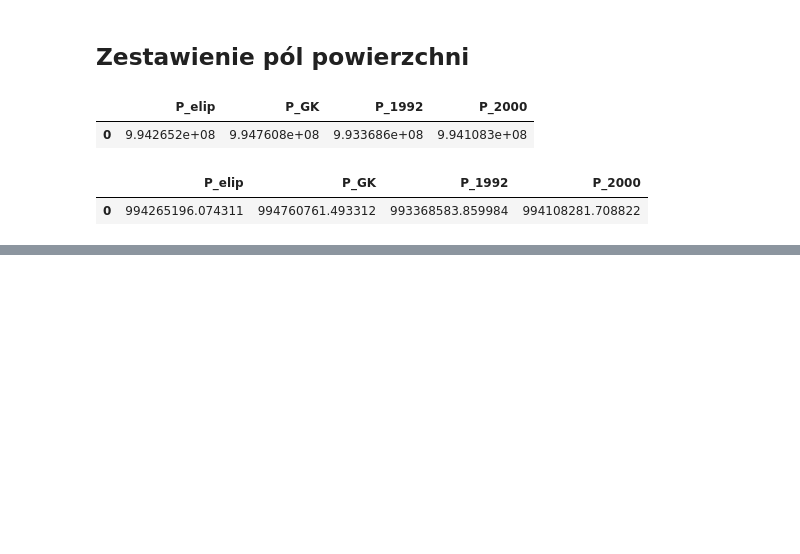
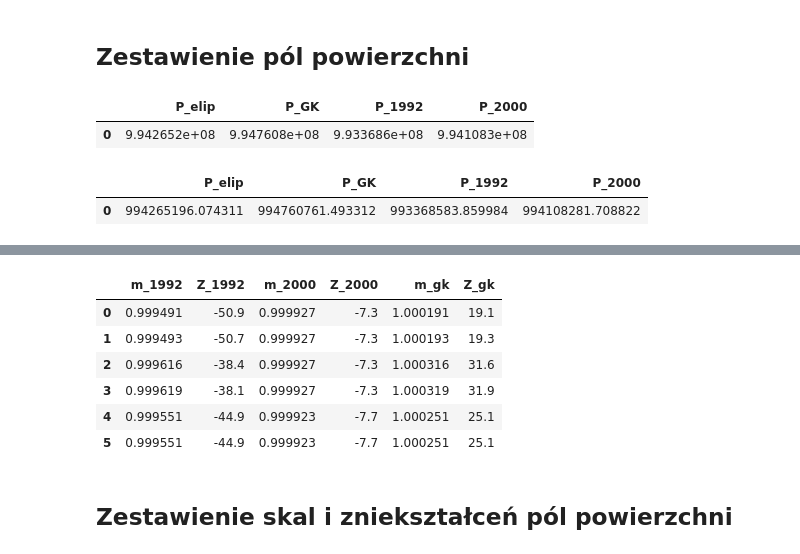
Before and after one commit to krz144/WZGW, a Jupyter notebook: Projekt4/projekt4.ipynb, the cells around one changed output, grey strips where cells are left out. Cells and saved outputs as stored; diff of their text form; code cells hidden in the pictures; blank space fills up the shorter version.

```diff
--- a/Projekt4/projekt4.ipynb
+++ b/Projekt4/projekt4.ipynb
@@ -80,0 +202,8 @@ def pole_poligonu(lista_punktow):
+# %%
+def get_m2000(x_2000, y_2000):
+    """zwraca skalę długości w układzie wsp 2000, wejście to współrzędne x, y w układzie 2000."""
+    m0_2000 = 0.999923
+    fi, lam = from_2000_to_geo(x_2000, y_2000)
+    lam_zero = int(str(y_2000)[0])*3
+    mgk = get_mgk2(fi, lam, lam_zero)
+    return mgk*m0_2000
@@ -188,0 +376,3 @@ ad2_df
+# %%
+skale_df = pd.read_csv('skale.csv', sep=';')
+skale_df
@@ -188,0 +387,22 @@ ad2_df
+# %%
+# Z - zniekształcenie w [cm/km]. Ogólny wzór: Z = 1 - m_ukladu
+skale_df['m_1992'] = skale_df.apply(lambda row: get_m92(row[2], row[3]), axis=1)
+skale_df['Z_1992'] = skale_df.apply(lambda row: round((row[-1] - 1)*100000, 1), axis=1)
+skale_df['m_2000'] = skale_df.apply(lambda row: get_m2000(row[4], row[5]), axis=1)
+skale_df['Z_2000'] = skale_df.apply(lambda row: round((row[-1] - 1)*100000, 1), axis=1)
+skale_df['m_gk'] = skale_df.apply(lambda row: get_mgk2(*gk_to_geo(row[0], row[1], int(str(row[1])[0])*3), int(str(row[1])[0])*3), axis=1)
+skale_df['Z_gk'] = skale_df.apply(lambda row: round((row[-1] - 1)*100000, 1), axis=1)
+# %%
+skale_df.drop(columns=['Xgk', 'Ygk','X1992','Y1992','X2000','Y2000'], inplace=True)
+# %%
+skale_df
+# %% [output]
+|  | m_1992 | Z_1992 | m_2000 | Z_2000 | m_gk | Z_gk |
+| 0 | 0.999491 | -50.9 | 0.999927 | -7.3 | 1.000191 | 19.1 |
+| 1 | 0.999493 | -50.7 | 0.999927 | -7.3 | 1.000193 | 19.3 |
+| 2 | 0.999616 | -38.4 | 0.999927 | -7.3 | 1.000316 | 31.6 |
+| 3 | 0.999619 | -38.1 | 0.999927 | -7.3 | 1.000319 | 31.9 |
+| 4 | 0.999551 | -44.9 | 0.999923 | -7.7 | 1.000251 | 25.1 |
+| 5 | 0.999551 | -44.9 | 0.999923 | -7.7 | 1.000251 | 25.1 |
+# %% [markdown]
+## Zestawienie skal i zniekształceń pól powierzchni
```
Also changed, not shown: parts of 28 cells of this notebook, 3 other files.
